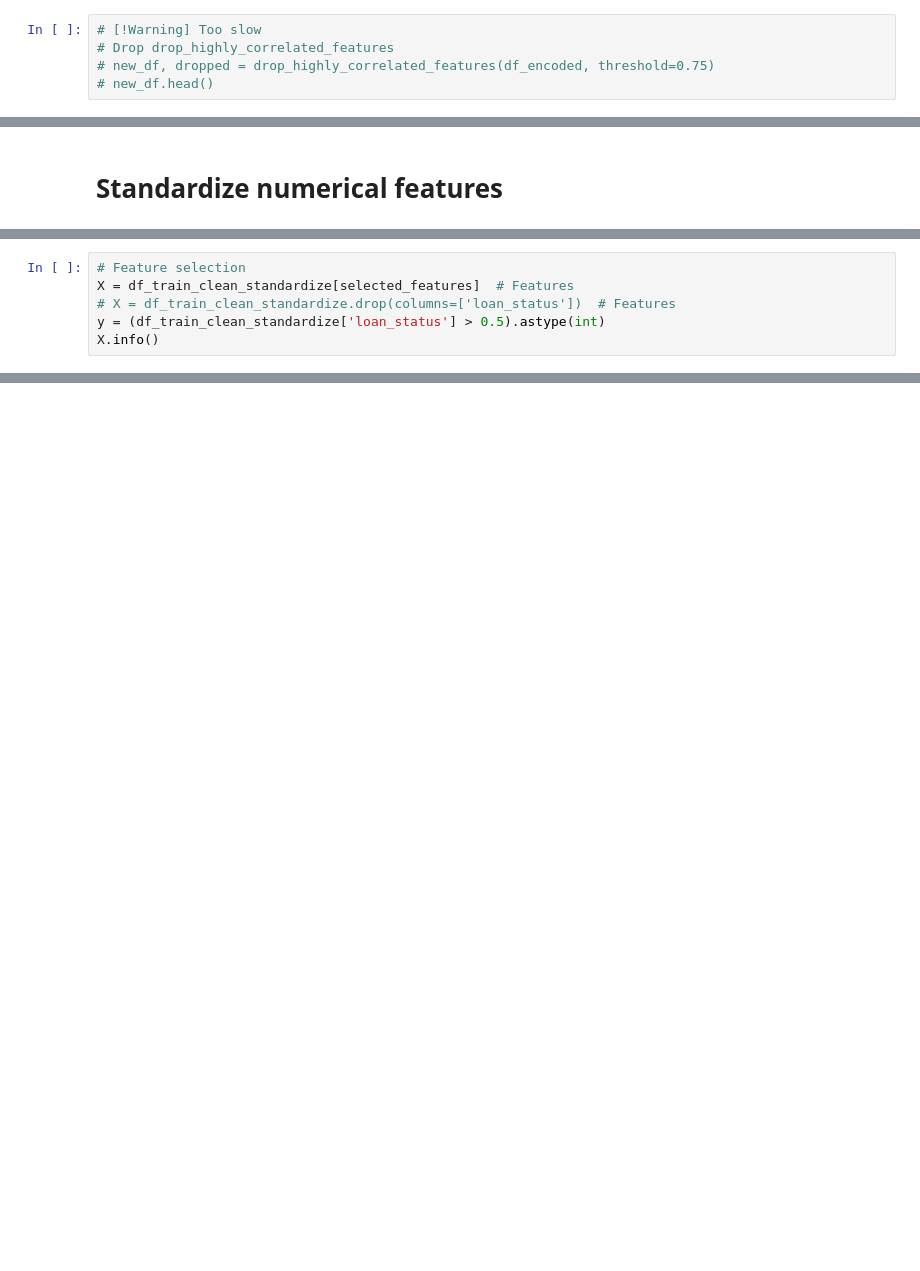
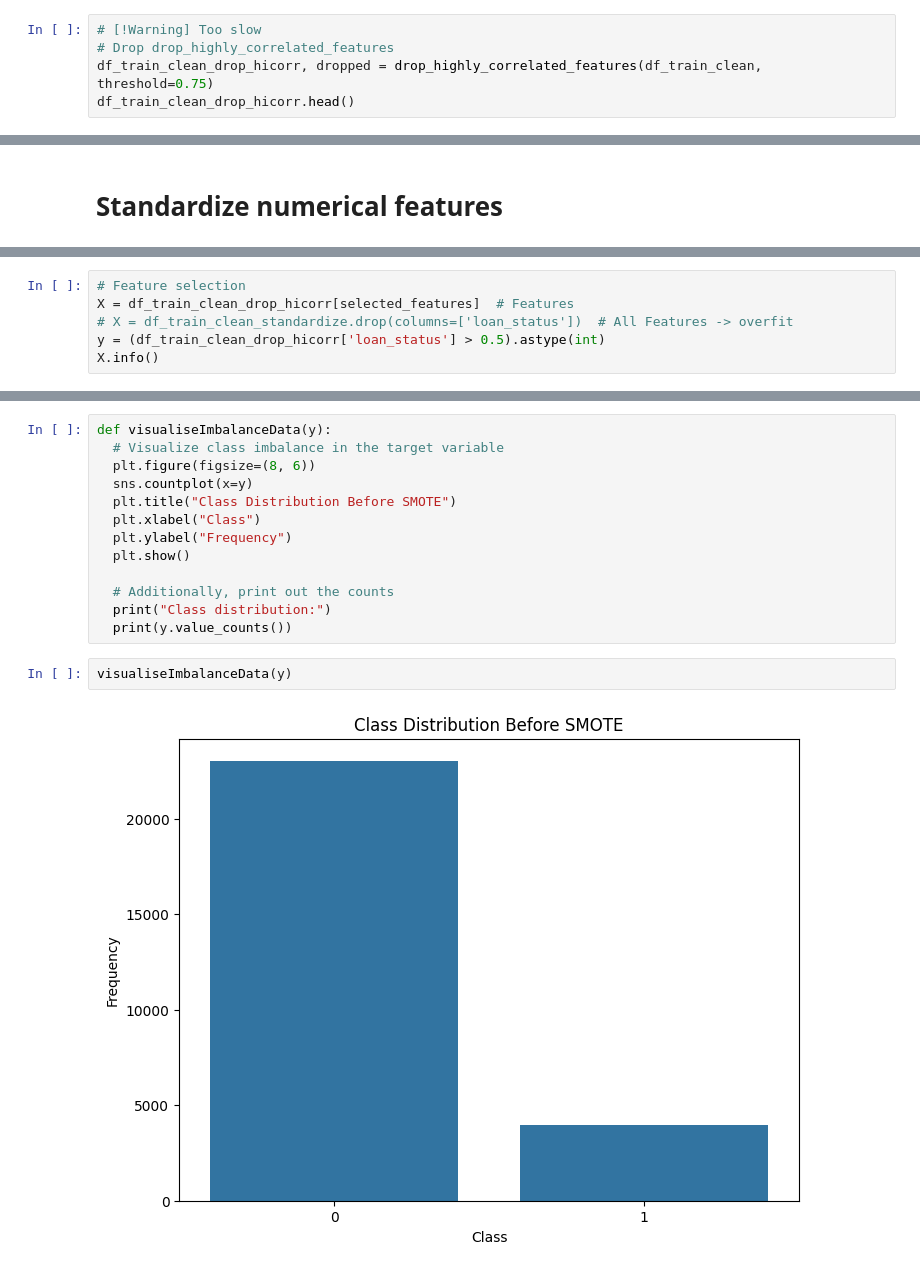
Before and after one commit to dhanmoti/ml-exercise, a Jupyter notebook: SMU_FNCE685_G2_PD_Prediction_v2.ipynb, the cells around one changed output, grey strips where cells are left out. Cells and saved outputs as stored; diff of their text form; blank space fills up the shorter version.

```diff
--- a/SMU_FNCE685_G2_PD_Prediction_v2.ipynb
+++ b/SMU_FNCE685_G2_PD_Prediction_v2.ipynb
@@ -408,5 +489,5 @@ memory usage: 1.6 MB
 # %%
 # [!Warning] Too slow
 # Drop drop_highly_correlated_features
-# new_df, dropped = drop_highly_correlated_features(df_encoded, threshold=0.75)
-# new_df.head()
+df_train_clean_drop_hicorr, dropped = drop_highly_correlated_features(df_train_clean, threshold=0.75)
+df_train_clean_drop_hicorr.head()
@@ -427,6 +533,6 @@ DTypePromotionError: The DType <class 'numpy.dtypes.DateTime64DType'> could not
 # %%
 # Feature selection
-X = df_train_clean_standardize[selected_features]  # Features
-# X = df_train_clean_standardize.drop(columns=['loan_status'])  # Features
-y = (df_train_clean_standardize['loan_status'] > 0.5).astype(int)
+X = df_train_clean_drop_hicorr[selected_features]  # Features
+# X = df_train_clean_standardize.drop(columns=['loan_status'])  # All Features -> overfit
+y = (df_train_clean_drop_hicorr['loan_status'] > 0.5).astype(int)
 X.info()
@@ -432,0 +557,17 @@ X.info()
+# %%
+def visualiseImbalanceData(y):
+  # Visualize class imbalance in the target variable
+  plt.figure(figsize=(8, 6))
+  sns.countplot(x=y)
+  plt.title("Class Distribution Before SMOTE")
+  plt.xlabel("Class")
+  plt.ylabel("Frequency")
+  plt.show()
+
+  # Additionally, print out the counts
+  print("Class distribution:")
+  print(y.value_counts())
+# %%
+visualiseImbalanceData(y)
+# %% [output]
+[figure, added]
```
Also changed, not shown: parts of 29 cells of this notebook.
